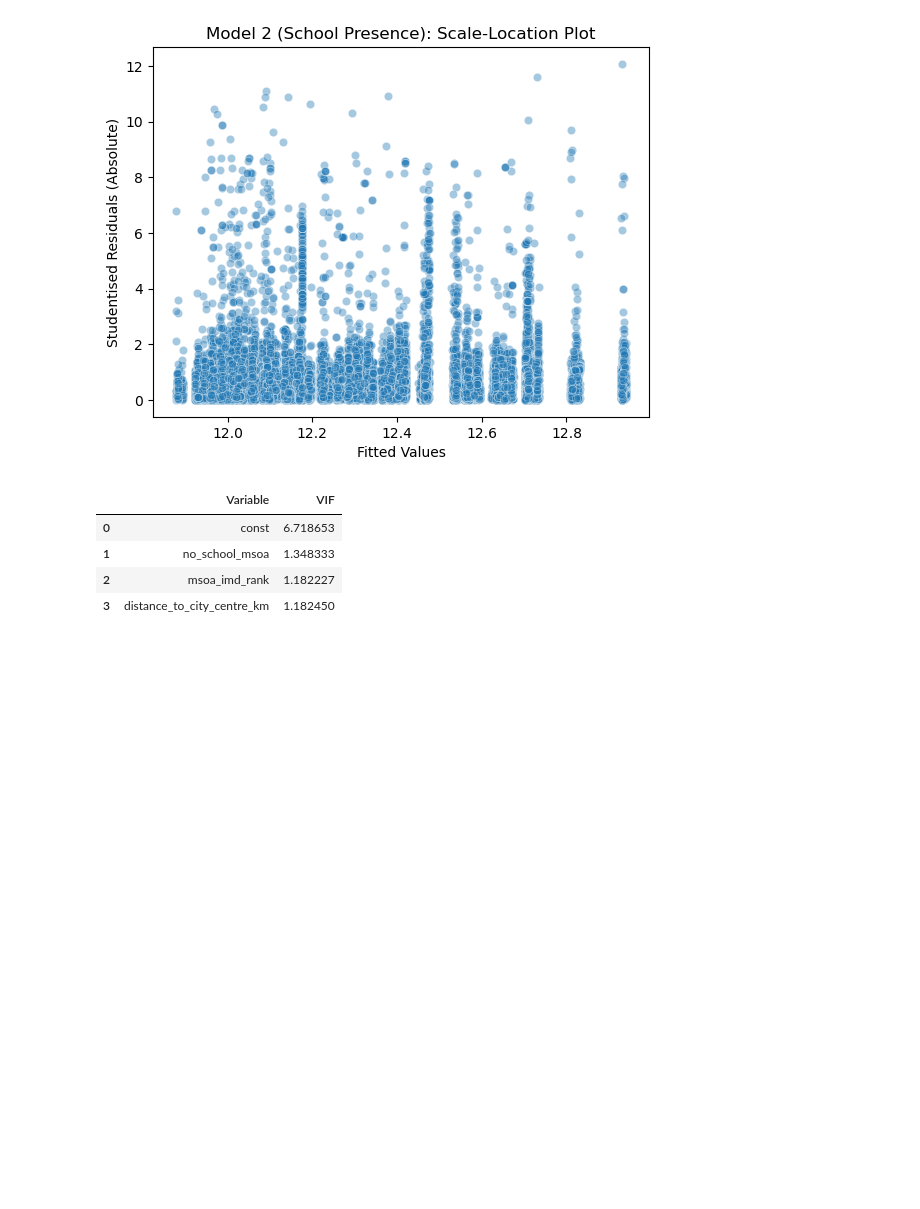
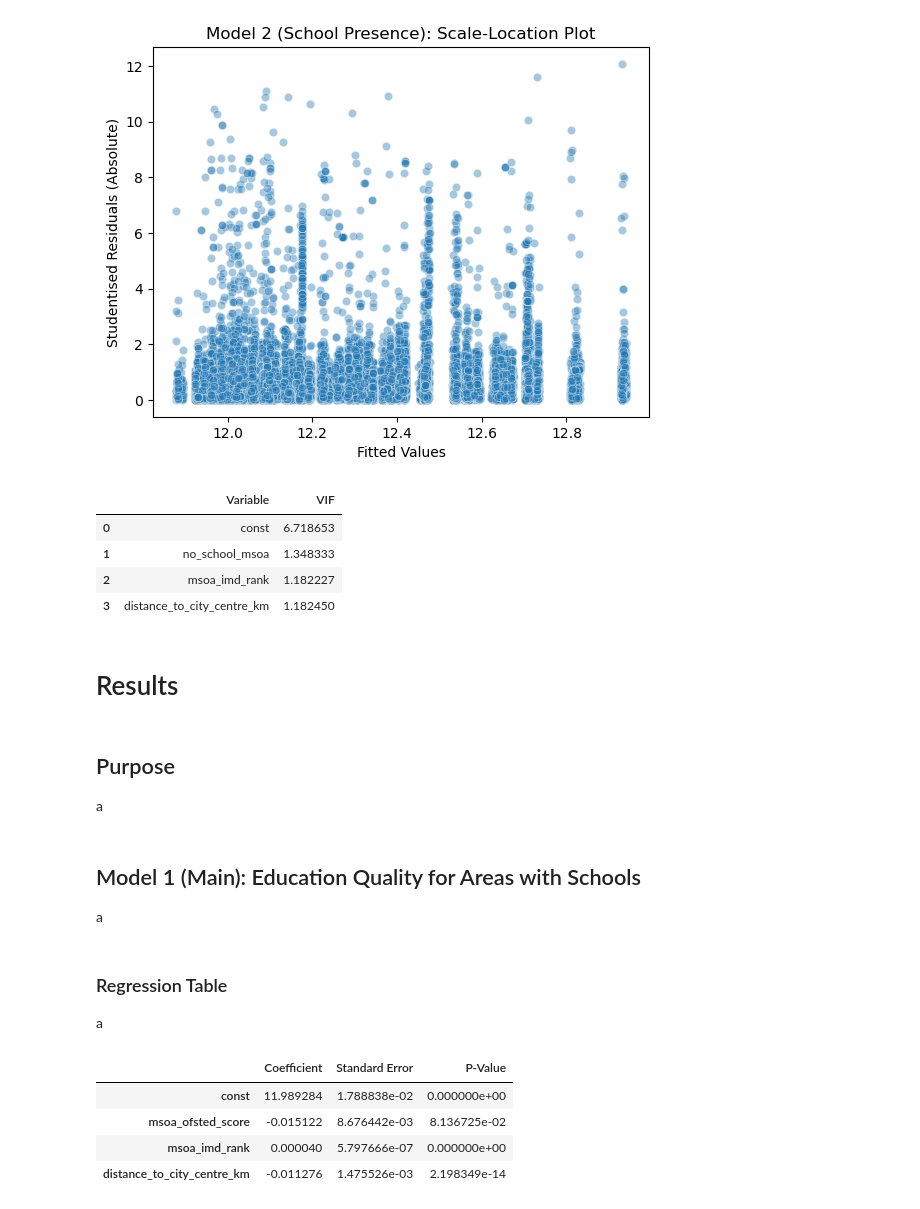
Before and after one commit to jonathanskuy/manchester-property-vs-education, a Jupyter notebook: notebooks/manchester_property_vs_education.ipynb, the cells around one changed output. Drawn from its saved outputs; the diff is of its cells as text; code cells hidden in the pictures; blank space fills up the shorter version.

Commit message:
Obtaining Results and Outlining Markdowns for Results

```diff
--- a/notebooks/manchester_property_vs_education.ipynb
+++ b/notebooks/manchester_property_vs_education.ipynb
@@ -1578,3 +1578,35 @@ run_diagnostics(model_school_presence, X2, 'Model 2 (School Presence)')
 | 1 | no_school_msoa | 1.348333 |
 | 2 | msoa_imd_rank | 1.182227 |
 | 3 | distance_to_city_centre_km | 1.182450 |
+# %% [markdown]
+# Results
+# %% [markdown]
+## Purpose
+a
+# %%
+# Fitting the models for final reporting
+
+model_education_quality = sm.OLS(y1, X1).fit()
+model_school_presence = sm.OLS(y2, X2).fit()
+# %% [markdown]
+## Model 1 (Main): Education Quality for Areas with Schools
+a
+# %% [markdown]
+### Regression Table
+a
+# %%
+# Displaying the regression table for Model 1
+
+results_education_quality = pd.DataFrame({
+    'Coefficient': model_education_quality.params,
+    'Standard Error': model_education_quality.bse,
+    'P-Value': model_education_quality.pvalues
+})
+
+results_education_quality
+# %% [output]
+|  | Coefficient | Standard Error | P-Value |
+| const | 11.989284 | 1.788838e-02 | 0.000000e+00 |
+| msoa_ofsted_score | -0.015122 | 8.676442e-03 | 8.136725e-02 |
+| msoa_imd_rank | 0.000040 | 5.797666e-07 | 0.000000e+00 |
+| distance_to_city_centre_km | -0.011276 | 1.475526e-03 | 2.198349e-14 |
```
Also changed, not shown: parts of 14 cells of this notebook.
